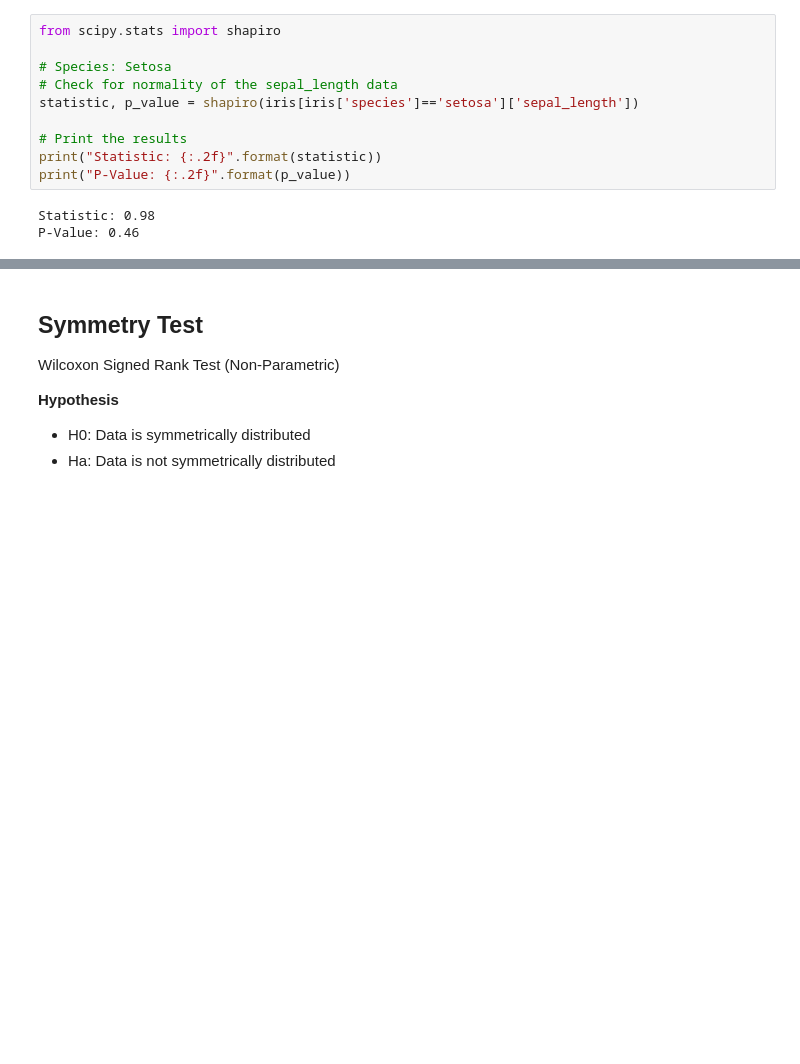
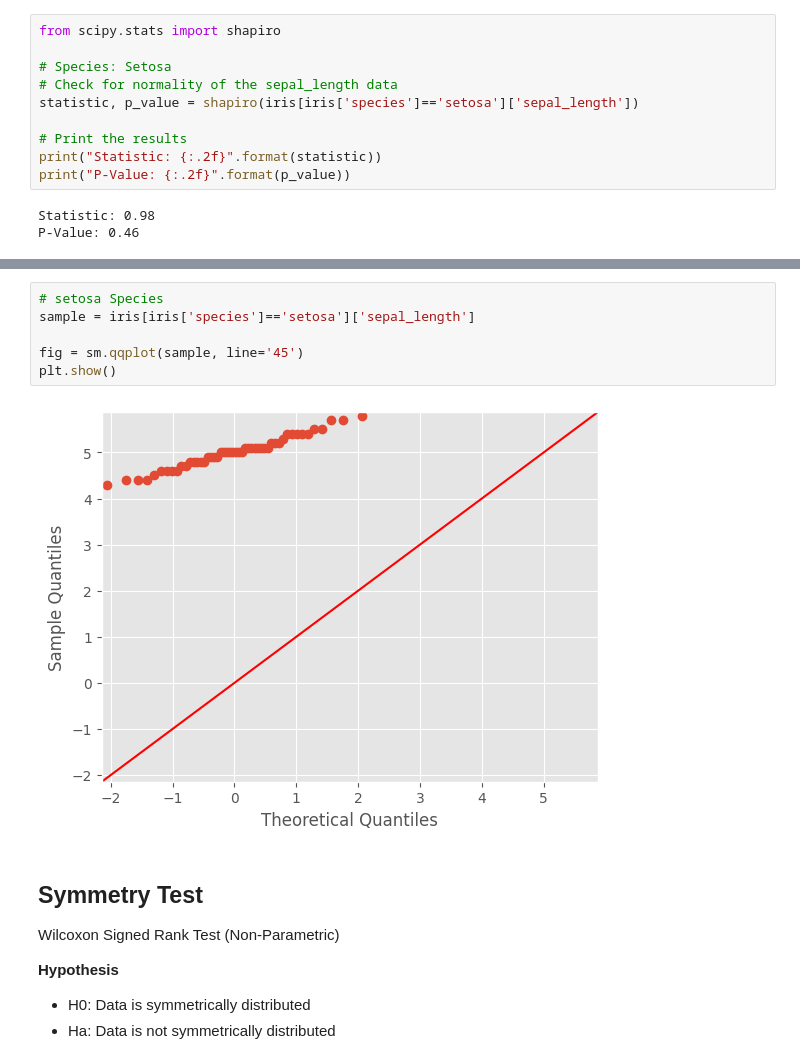
Before and after one commit to akshayyewle/Statistical-Analysis, a Jupyter notebook: 03 Statistical Tests With Python/Python Notebook.ipynb, the cells around one changed output, grey strips where cells are left out. Saved outputs shown, nothing was run; the diff lists cells and outputs as text; blank space fills up the shorter version.

```diff
--- a/03 Statistical Tests With Python/Python Notebook.ipynb
+++ b/03 Statistical Tests With Python/Python Notebook.ipynb
@@ -93,3 +194,11 @@ P-Value: 0.46
+# %%
+# setosa Species
+sample = iris[iris['species']=='setosa']['sepal_length']
+
+fig = sm.qqplot(sample, line='45')
+plt.show()
+# %% [output]
+[figure, added]
 # %% [markdown]
 ## **Symmetry Test**
 Wilcoxon Signed Rank Test (Non-Parametric)
```
Also changed, not shown: parts of 34 cells of this notebook.
